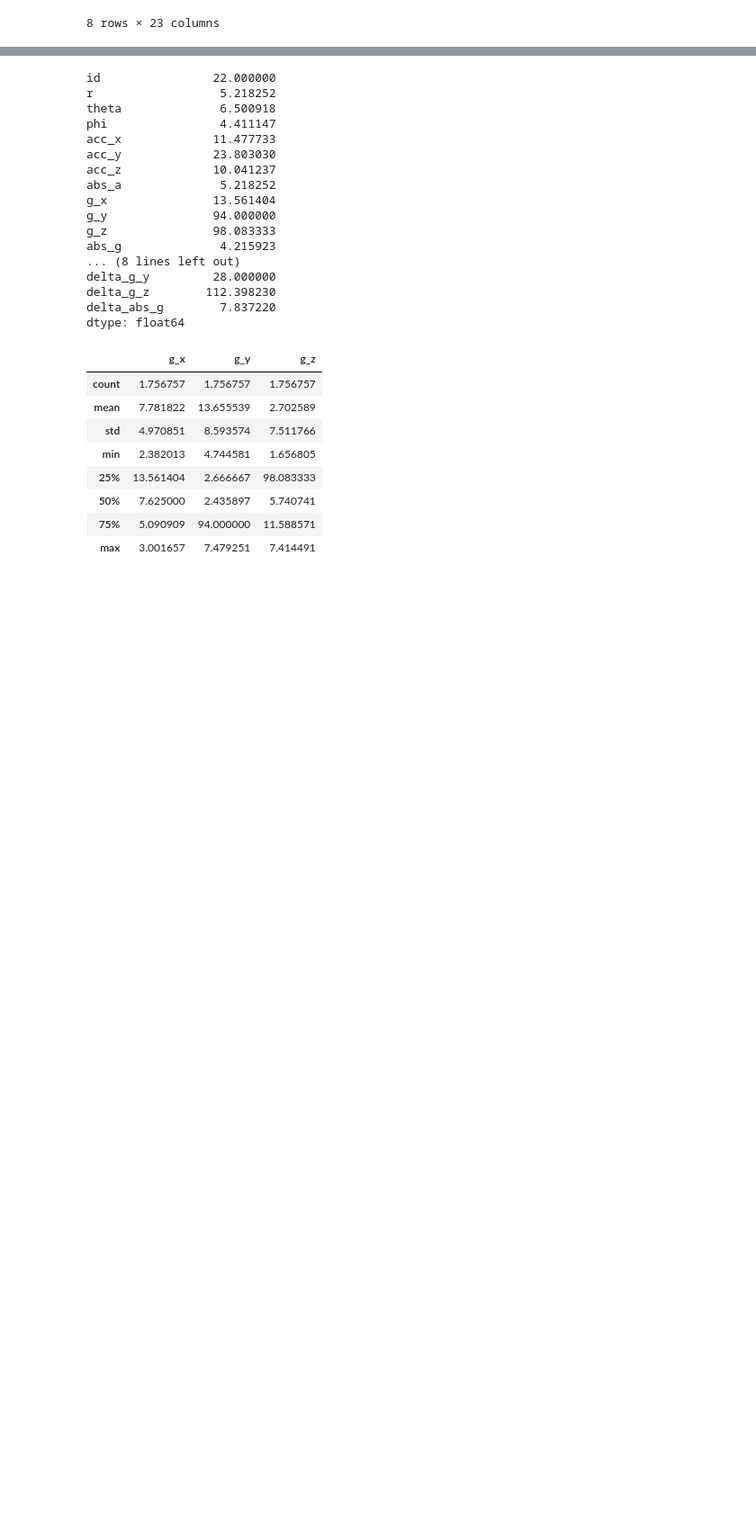
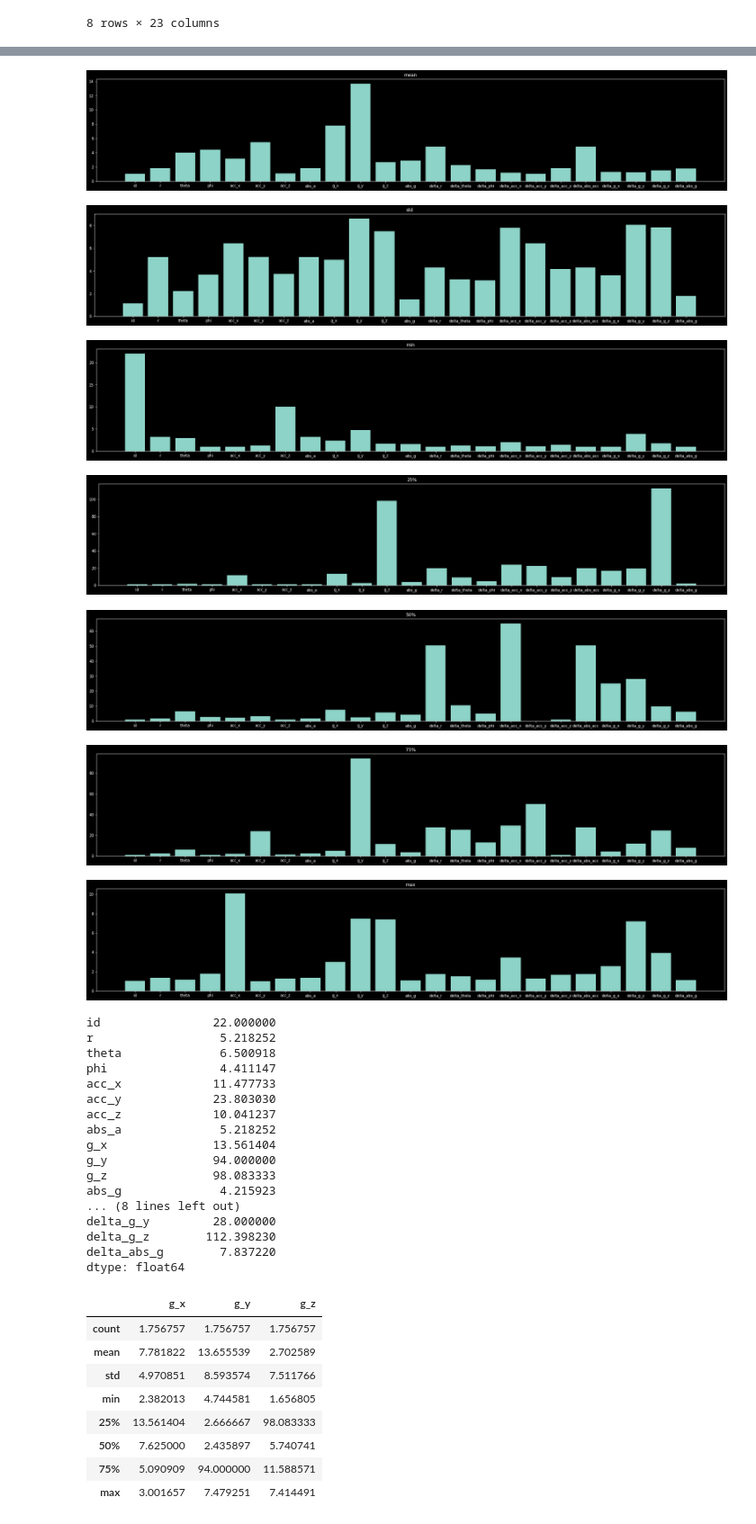
Before and after one commit to mariam-gogia/AirUX, a Jupyter notebook: src/air_gesture_model.ipynb, the cells around one changed output, grey strips where cells are left out. Shown at 90% size. Cells and saved outputs as stored; diff of their text form; code cells hidden in the pictures; blank space fills up the shorter version.

```diff
--- a/src/air_gesture_model.ipynb
+++ b/src/air_gesture_model.ipynb
@@ -233,10 +233,9 @@ print("nonswipe_features.shape:", nonswipe_features.shape)
 swipe_features.shape: (8, 23)
 nonswipe_features.shape: (8, 23)
 # %%
-delta_df = swipe_features
-
 # another = max(swipe_features, nonswipe_features)
-def max_dfs_merge(df1, df2, delta_df):
+def max_dfs_merge(df1, df2):
+    delta_df = df1
     for colm in df1.columns:
 #         print(colm)
         for i in range(len(df1)):
@@ -248,7 +247,8 @@ def max_dfs_merge(df1, df2, delta_df):
             delta_df[colm][i] = delta_val
     return delta_df
 
-max_dfs_merge(swipe_features, nonswipe_features, delta_df)
+delta_df = max_dfs_merge(swipe_features, nonswipe_features)
+delta_df
 # %% [output]
 |  | id | r | theta | phi | acc_x | acc_y | acc_z | abs_a | g_x | g_y | ... | ... |
 | count | 1.756757 | 1.756757 | 1.756757 | 1.756757 | 1.756757 | 1.756757 | 1.756757 | 1.756757 | 1.756757 | 1.756757 | ... | ... |
@@ -276,3 +263,17 @@ delta_df
+# %%
+for i in range(1, len(delta_df)):
+    plt.figure(figsize=(30, 5))
+    plt.bar(delta_df.columns, delta_df.iloc[i])
+    plt.title(delta_df.index[i], color="white")
+    plt.show()
+# %% [output]
+[figure, added]
+[figure, added]
+[figure, added]
+[figure, added]
+[figure, added]
+[figure, added]
+[figure, added]
 # %%
 max_vs = delta_df.max()
 print(max_vs)
```
Also changed, not shown: parts of 10 cells of this notebook.
